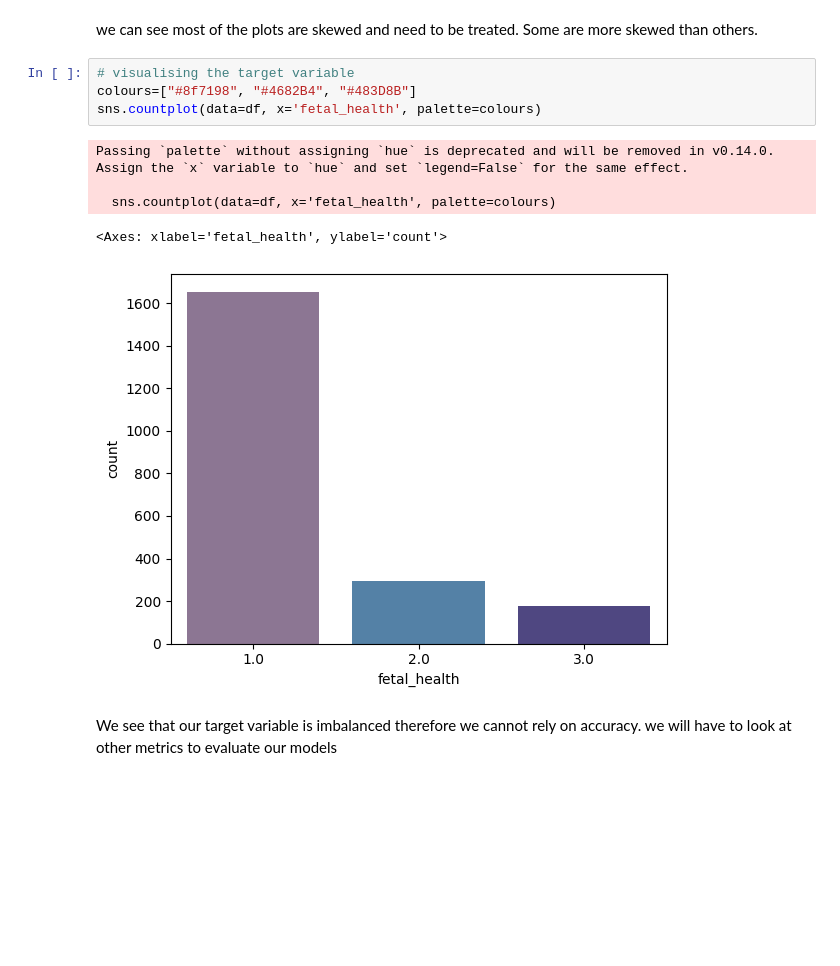
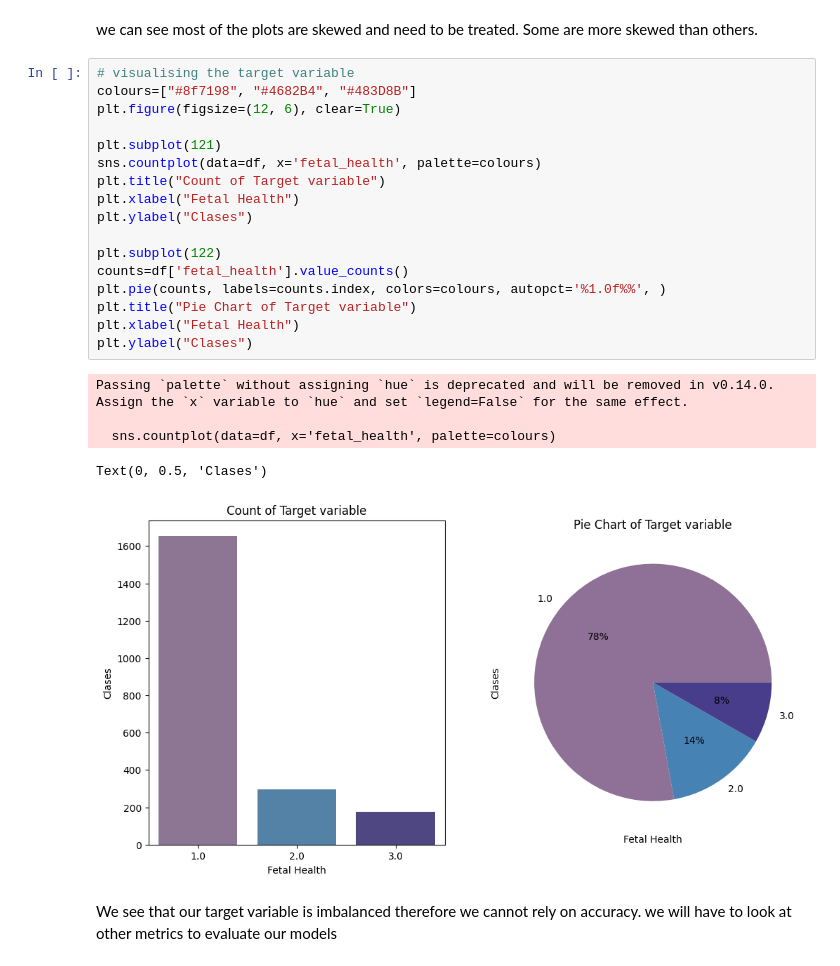
Before and after one commit to Shrutziee/FetusHealthClassifier, a Jupyter notebook: code file.ipynb, the cells around one changed output. Saved outputs shown, nothing was run; the diff lists cells and outputs as text; blank space fills up the shorter version.

```diff
--- a/code file.ipynb
+++ b/code file.ipynb
@@ -113,16 +122,29 @@ array([[<Axes: title={'center': 'baseline value'}>,
 [figure]
 # %% [markdown]
 we can see most of the plots are skewed and need to be treated. Some are more skewed than others.
-# %%
-# visualising the target variable
-colours=["#8f7198", "#4682B4", "#483D8B"]
-sns.countplot(data=df, x='fetal_health', palette=colours)
-# %% [output]
-Passing `palette` without assigning `hue` is deprecated and will be removed in v0.14.0. Assign the `x` variable to `hue` and set `legend=False` for the same effect.
-
-  sns.countplot(data=df, x='fetal_health', palette=colours)
-<Axes: xlabel='fetal_health', ylabel='count'>
-[figure, removed]
+# %%
+# visualising the target variable
+colours=["#8f7198", "#4682B4", "#483D8B"]
+plt.figure(figsize=(12, 6), clear=True)
+
+plt.subplot(121)
+sns.countplot(data=df, x='fetal_health', palette=colours)
+plt.title("Count of Target variable")
+plt.xlabel("Fetal Health")
+plt.ylabel("Clases")
+
+plt.subplot(122)
+counts=df['fetal_health'].value_counts()
+plt.pie(counts, labels=counts.index, colors=colours, autopct='%1.0f%%', )
+plt.title("Pie Chart of Target variable")
+plt.xlabel("Fetal Health")
+plt.ylabel("Clases")
+# %% [output]
+Passing `palette` without assigning `hue` is deprecated and will be removed in v0.14.0. Assign the `x` variable to `hue` and set `legend=False` for the same effect.
+
+  sns.countplot(data=df, x='fetal_health', palette=colours)
+Text(0, 0.5, 'Clases')
+[figure, added]
 # %% [markdown]
 We see that our target variable is imbalanced therefore we cannot rely on accuracy. we will have to look at other metrics to evaluate our models
 # %%
```
Also changed, not shown: parts of 25 cells of this notebook, 1 other file.
